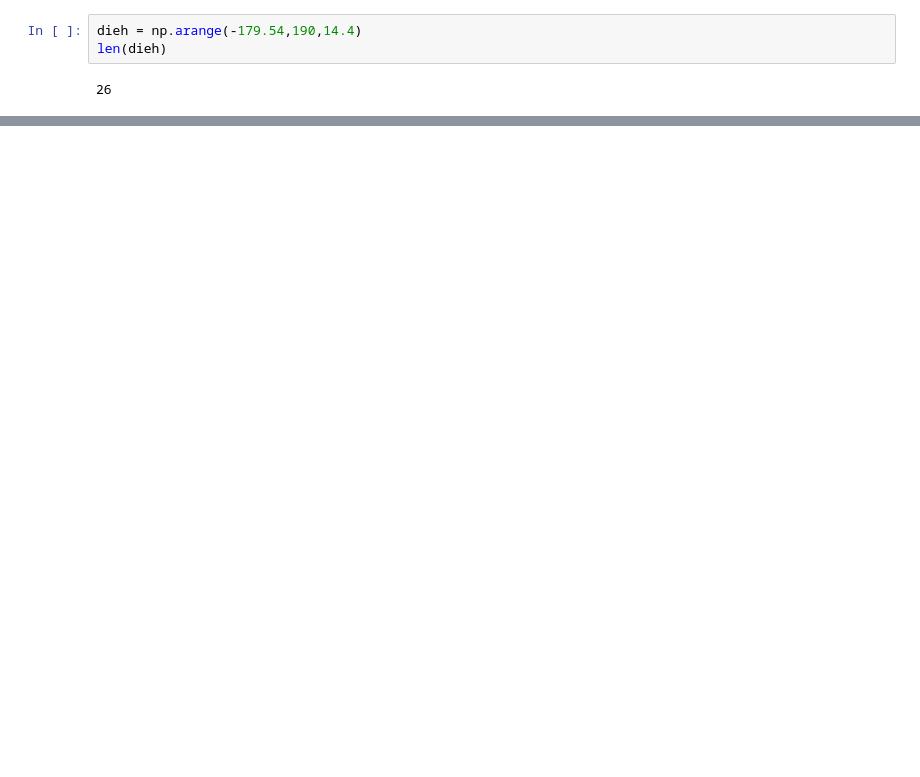
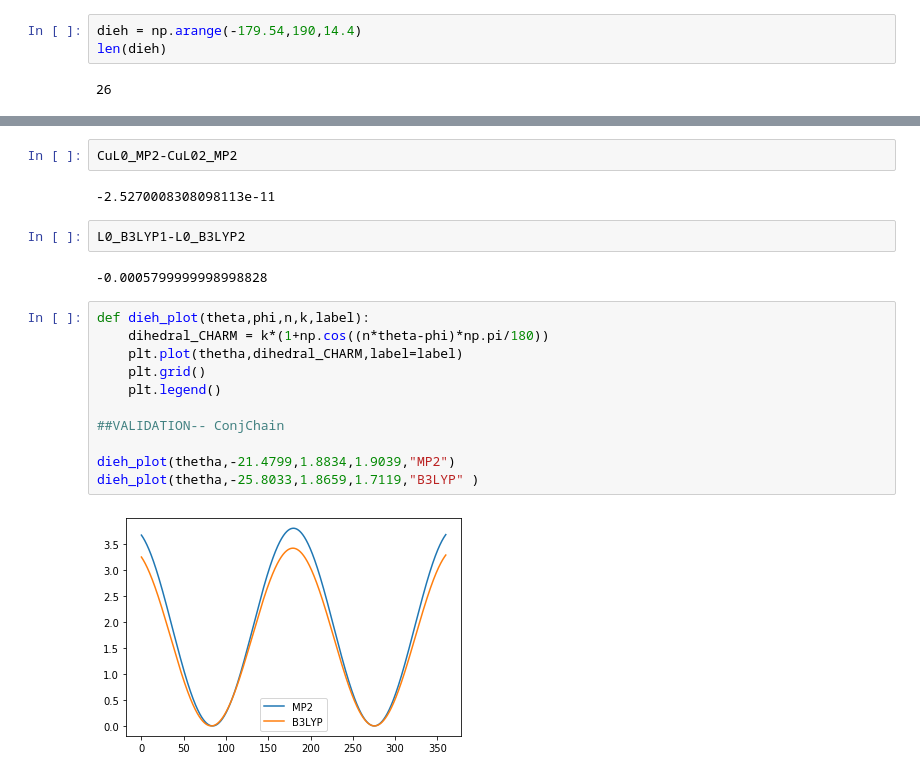
Before and after one commit to jerck1/FFParams, a Jupyter notebook: GeneralCalculations.ipynb, the cells around one changed output, grey strips where cells are left out. Drawn from its saved outputs; the diff is of its cells as text; blank space fills up the shorter version.

Commit message:
Validation

```diff
--- a/GeneralCalculations.ipynb
+++ b/GeneralCalculations.ipynb
@@ -120,0 +100,21 @@ plt.scatter(dieh,val_qm)
+# %%
+CuL0_MP2-CuL02_MP2
+# %% [output]
+-2.5270008308098113e-11
+# %%
+L0_B3LYP1-L0_B3LYP2
+# %% [output]
+-0.0005799999998998828
+# %%
+def dieh_plot(theta,phi,n,k,label):
+    dihedral_CHARM = k*(1+np.cos((n*theta-phi)*np.pi/180))
+    plt.plot(thetha,dihedral_CHARM,label=label)
+    plt.grid()
+    plt.legend()
+
+##VALIDATION-- ConjChain
+
+dieh_plot(thetha,-21.4799,1.8834,1.9039,"MP2")
+dieh_plot(thetha,-25.8033,1.8659,1.7119,"B3LYP" )
+# %% [output]
+[figure, added]
```
Also changed, not shown: parts of 11 cells of this notebook.
